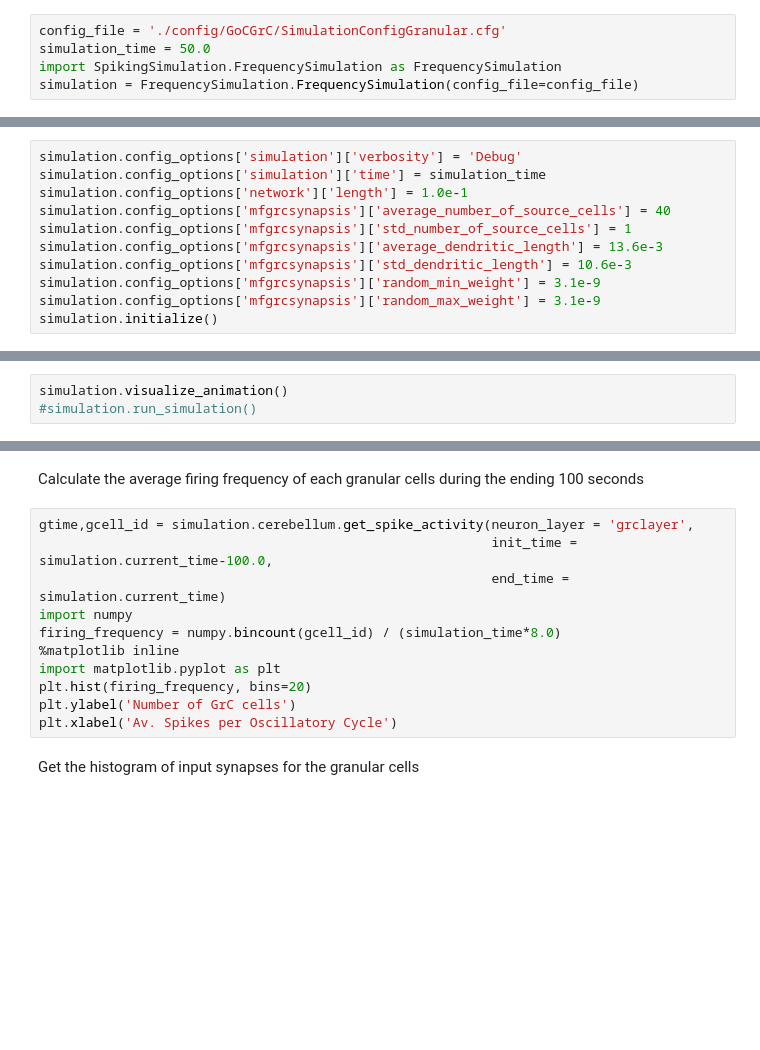
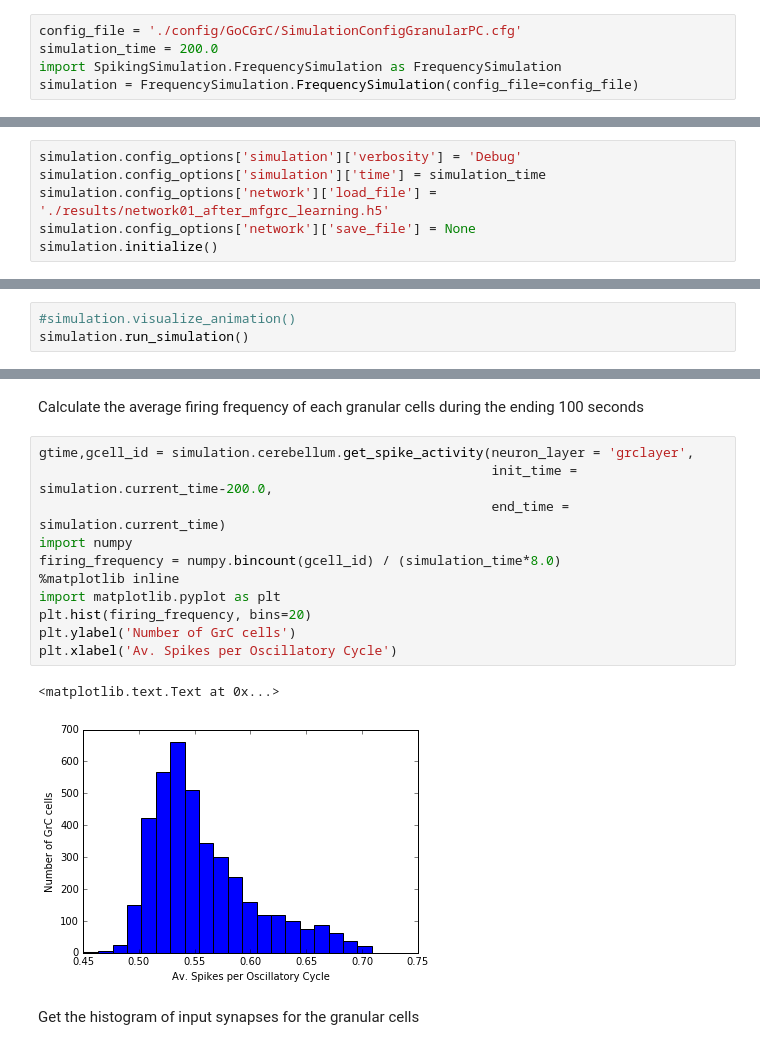
Before and after one commit to jgarridoalcazar/InhPlastVisualization, a Jupyter notebook: analysis/mfGrC/GrCActivityAnalysis.ipynb, the cells around one changed output, grey strips where cells are left out. Cells and saved outputs as stored; diff of their text form; blank space fills up the shorter version.

Commit message:
Pseudo-PC layer added to the cerebellar model
An additional layer learning from the GrCs has been added to the simulations.
Adjustment to the learning parameters.

```diff
--- a/analysis/mfGrC/GrCActivityAnalysis.ipynb
+++ b/analysis/mfGrC/GrCActivityAnalysis.ipynb
@@ -12,20 +15,15 @@ sys.path.insert(1,'./src')
 # %% [markdown]
 Now start setting a new simulation with the configuration file that we specify:
 # %%
-config_file = './config/GoCGrC/SimulationConfigGranular.cfg'
-simulation_time = 50.0
+config_file = './config/GoCGrC/SimulationConfigGranularPC.cfg'
+simulation_time = 200.0
 import SpikingSimulation.FrequencySimulation as FrequencySimulation
 simulation = FrequencySimulation.FrequencySimulation(config_file=config_file)
 # %% [markdown]
 Initialize the simulation
-# %%
-simulation.config_options['simulation']['verbosity'] = 'Debug'
-simulation.config_options['simulation']['time'] = simulation_time
-simulation.config_options['network']['length'] = 1.0e-1
-simulation.config_options['mfgrcsynapsis']['average_number_of_source_cells'] = 40
-simulation.config_options['mfgrcsynapsis']['std_number_of_source_cells'] = 1
-simulation.config_options['mfgrcsynapsis']['average_dendritic_length'] = 13.6e-3
-simulation.config_options['mfgrcsynapsis']['std_dendritic_length'] = 10.6e-3
-simulation.config_options['mfgrcsynapsis']['random_min_weight'] = 3.1e-9
-simulation.config_options['mfgrcsynapsis']['random_max_weight'] = 3.1e-9
-simulation.initialize()
+# %%
+simulation.config_options['simulation']['verbosity'] = 'Debug'
+simulation.config_options['simulation']['time'] = simulation_time
+simulation.config_options['network']['load_file'] = './results/network01_after_mfgrc_learning.h5'
+simulation.config_options['network']['save_file'] = None
+simulation.initialize()
@@ -32,5 +68,5 @@ simulation.initialize()
 # %% [markdown]
 Visualize the simulation or only run it.
 # %%
-simulation.visualize_animation()
-#simulation.run_simulation()
+#simulation.visualize_animation()
+simulation.run_simulation()
@@ -38,15 +92,18 @@ simulation.visualize_animation()
 Calculate the average firing frequency of each granular cells during the ending 100 seconds
 # %%
 gtime,gcell_id = simulation.cerebellum.get_spike_activity(neuron_layer = 'grclayer',
-                                                          init_time = simulation.current_time-100.0,
+                                                          init_time = simulation.current_time-200.0,
                                                           end_time = simulation.current_time)
 import numpy
 firing_frequency = numpy.bincount(gcell_id) / (simulation_time*8.0)
 %matplotlib inline
 import matplotlib.pyplot as plt
 plt.hist(firing_frequency, bins=20)
 plt.ylabel('Number of GrC cells')
 plt.xlabel('Av. Spikes per Oscillatory Cycle')
+# %% [output]
+<matplotlib.text.Text at 0x...>
+[figure, added]
 # %% [markdown]
 Get the histogram of input synapses for the granular cells
 # %%
```
Also changed, not shown: parts of 13 cells of this notebook, 4 other files.
